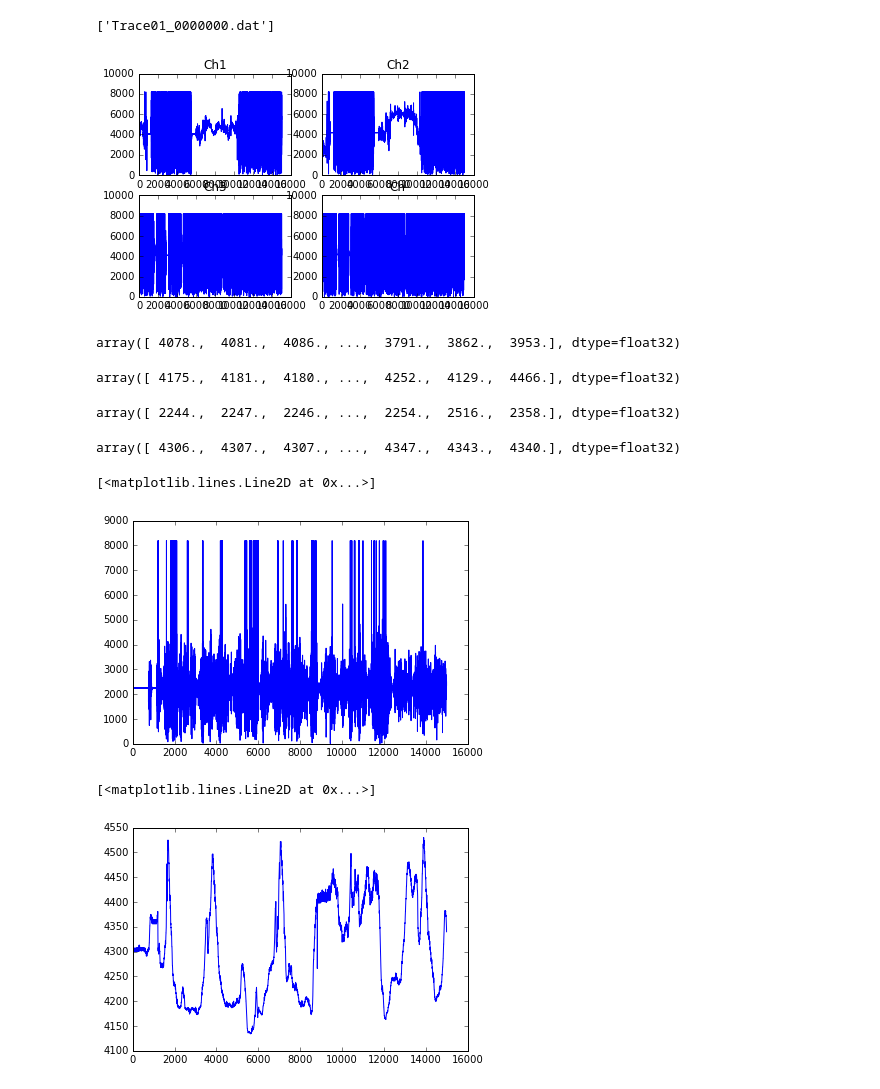
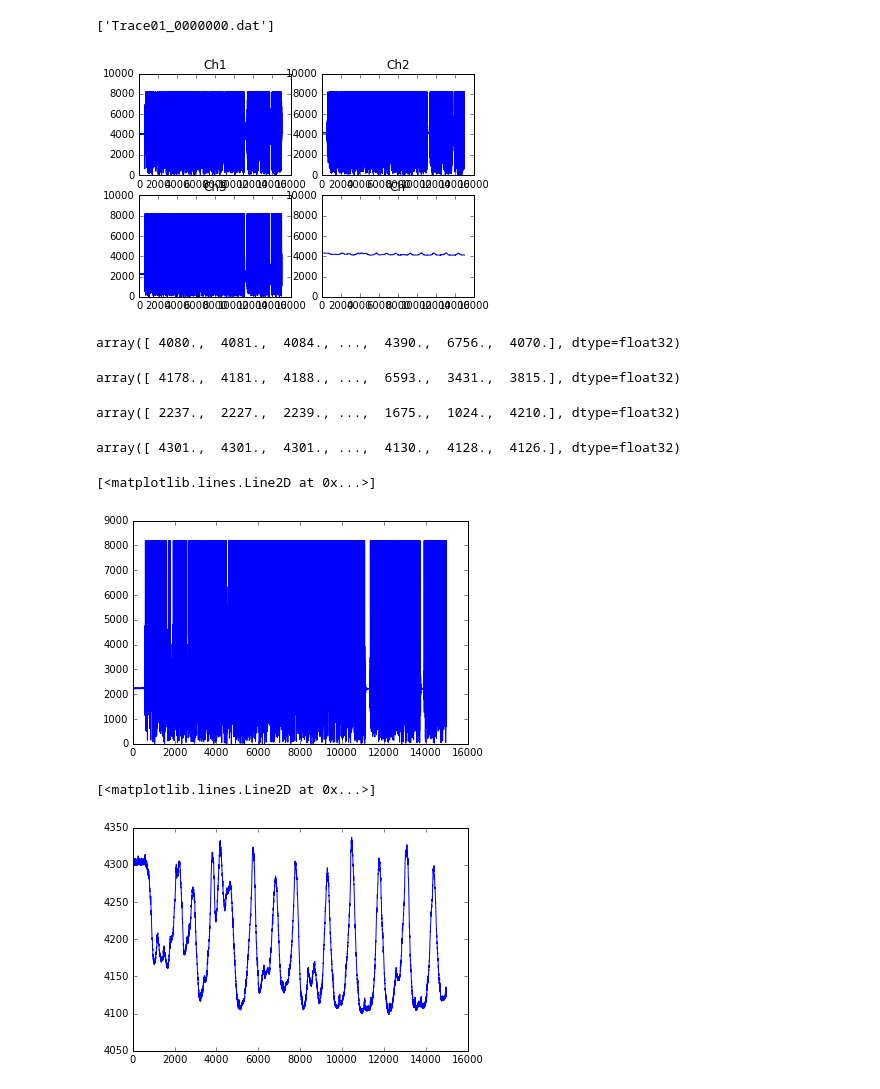
Before and after one commit to MoreCoffee12/AccelPlot, a Jupyter notebook: PythonScripts/ExploratoryAnalysis.ipynb, the cells around one changed output. Saved outputs shown, nothing was run; the diff lists cells and outputs as text; code cells hidden in the pictures.

```diff
--- a/PythonScripts/ExploratoryAnalysis.ipynb
+++ b/PythonScripts/ExploratoryAnalysis.ipynb
@@ -33,59 +33,59 @@ def getChannelData(iChannel, strTestCase):
 # %%
 # Begin by getting the data into python
 # %%
-strFolder = 'CobblBattFail'
+strFolder = 'Cobble1'
 (x1,strFiles1) = getChannelData(1,strFolder)
 (x2,strFiles2) = getChannelData(2,strFolder)
 (x3,strFiles3) = getChannelData(3,strFolder)
 (x4,strFiles4) = getChannelData(4,strFolder)
 plt.subplot(2,2,1)
 plt.plot(x1)
 plt.ylim((0, 10000))
 plt.title('Ch1')
 
 plt.subplot(2,2,2)
 plt.plot(x2)
 plt.ylim((0, 10000))
 plt.title('Ch2')
 
 plt.subplot(2,2,3)
 plt.plot(x3)
 plt.ylim((0, 10000))
 plt.title('Ch3')
 
 plt.subplot(2,2,4)
 plt.plot(x4)
 plt.ylim((0, 10000))
 plt.title('Ch')
 
 
 strFiles1
 # %% [output]
 ['Trace01_0000000.dat']
-[figure, old version]
+[figure, new version]
 # %%
 x1
 # %% [output]
-array([ 4078.,  4081.,  4086., ...,  3791.,  3862.,  3953.], dtype=float32)
+array([ 4080.,  4081.,  4084., ...,  4390.,  6756.,  4070.], dtype=float32)
 # %%
 x2
 # %% [output]
-array([ 4175.,  4181.,  4180., ...,  4252.,  4129.,  4466.], dtype=float32)
+array([ 4178.,  4181.,  4188., ...,  6593.,  3431.,  3815.], dtype=float32)
 # %%
 x3
 # %% [output]
-array([ 2244.,  2247.,  2246., ...,  2254.,  2516.,  2358.], dtype=float32)
+array([ 2237.,  2227.,  2239., ...,  1675.,  1024.,  4210.], dtype=float32)
 # %%
 x4
 # %% [output]
-array([ 4306.,  4307.,  4307., ...,  4347.,  4343.,  4340.], dtype=float32)
+array([ 4301.,  4301.,  4301., ...,  4130.,  4128.,  4126.], dtype=float32)
 # %%
 plt.plot(x3)
 # %% [output]
 [<matplotlib.lines.Line2D at 0x...>]
-[figure, old version]
+[figure, new version]
 # %%
 plt.plot(x4)
 # %% [output]
 [<matplotlib.lines.Line2D at 0x...>]
-[figure, old version]
+[figure, new version]
```
Also changed, not shown: 6 other files.
